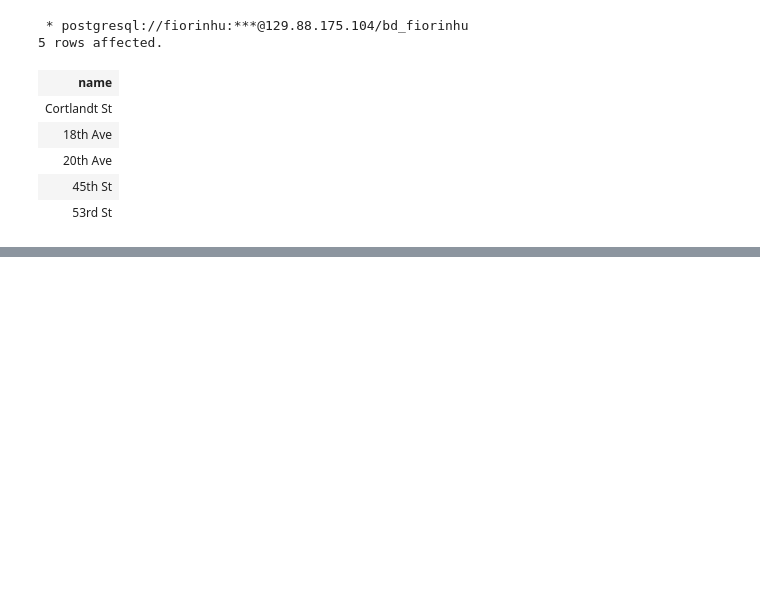
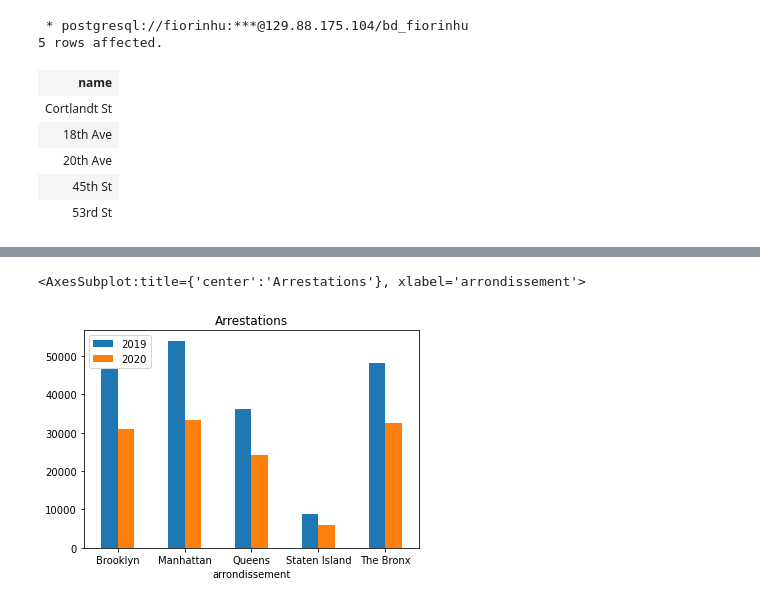
Before and after one commit to fiorinoh/geomas, a Jupyter notebook: postgis/sql_2.ipynb, the cells around one changed output, grey strips where cells are left out. Drawn from its saved outputs; the diff is of its cells as text; code cells hidden in the pictures; blank space fills up the shorter version.

Commit message:
[postgis] cours sql_2 : ajout jointure et données arrestations nyc

```diff
--- a/postgis/sql_2.ipynb
+++ b/postgis/sql_2.ipynb
@@ -281,0 +440,30 @@ Ou l'art d'accomoder les "restes".
+# %%
+db_connection_url = "postgresql://" + id + ":" + password + "@129.88.175.104/" + bd
+con = create_engine(db_connection_url)
+sql = """
+-- supprime la vue si existe
+DROP VIEW IF EXISTS arrestations_2019;
+
+-- créer vue arrestations 2019
+CREATE VIEW arrestations_2019 AS
+SELECT boroname AS arrondissement, count(*) AS arrestations
+FROM nyc_arrests_data AS A, nyc_neighborhoods AS N
+WHERE arrest_date > '2018-12-31' AND arrest_date < '2020-01-01' AND arrest_neigh IS NOT NULL AND A.arrest_neigh = N.name
+GROUP BY boroname;
+
+-- supprime la vue si existe
+DROP VIEW IF EXISTS arrestations_2020;
+
+-- créer vue arrestations 2020
+CREATE VIEW arrestations_2020 AS
+SELECT boroname AS arrondissement, count(*) AS arrestations
+FROM nyc_arrests_data AS A, nyc_neighborhoods AS N
+WHERE arrest_date > '2019-12-31' AND arrest_date < '2021-01-01' AND arrest_neigh IS NOT NULL AND A.arrest_neigh = N.name
+GROUP BY boroname;
+
+-- jointure arrestations 2019 et 2020
+SELECT A.arrondissement, A.arrestations AS "2019", B.arrestations AS "2020"
+FROM arrestations_2019 AS A, arrestations_2020 AS B
+WHERE A.arrondissement = B.arrondissement;"""
+
+arrestations = pd.read_sql_query(sql, con)
@@ -281,0 +479,5 @@ Ou l'art d'accomoder les "restes".
+# %%
+arrestations.plot.bar(x = 'arrondissement', rot=0, title = 'Arrestations')
+# %% [output]
+<AxesSubplot:title={'center':'Arrestations'}, xlabel='arrondissement'>
+[figure, added]
```
Also changed, not shown: parts of 18 cells of this notebook.
